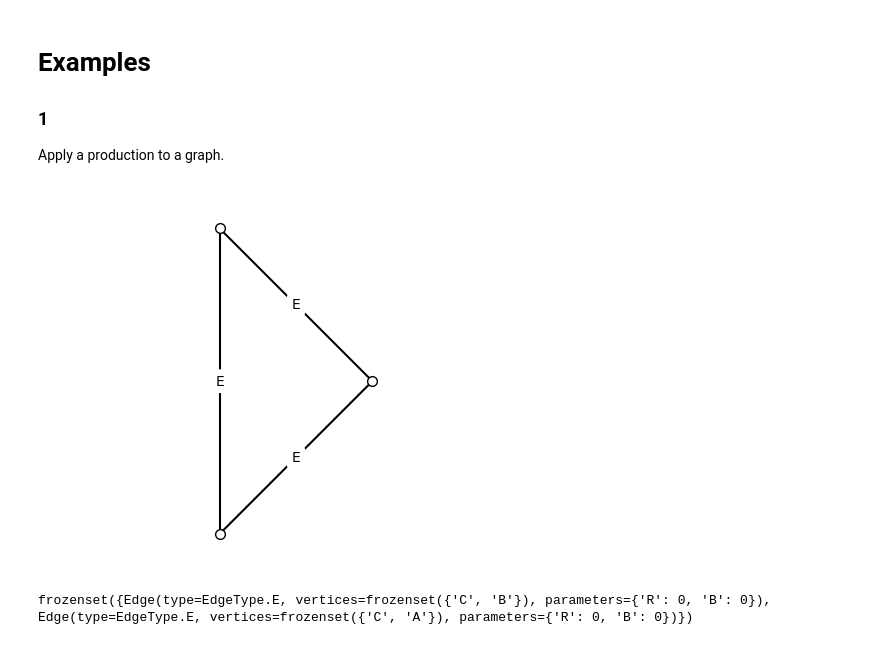
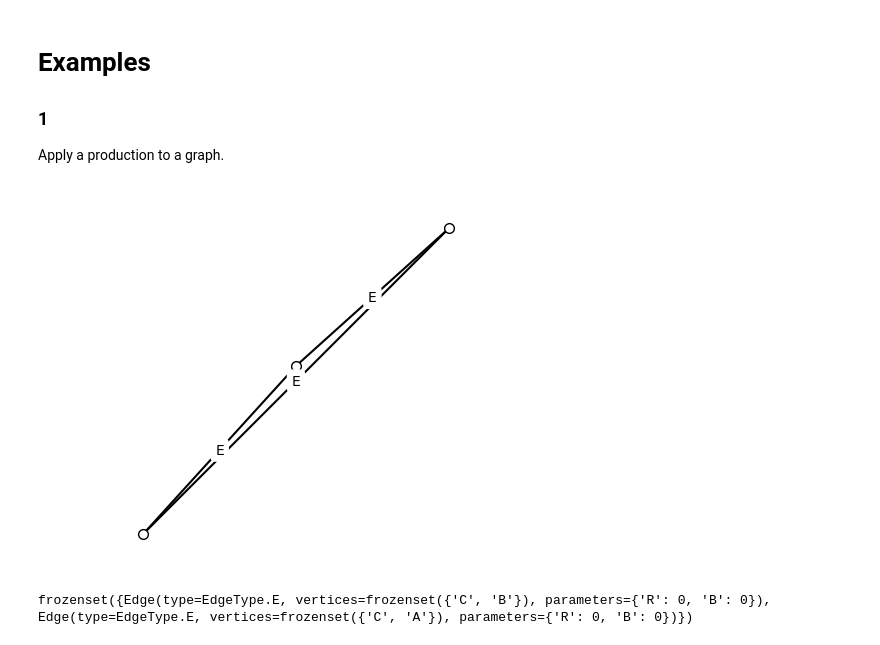
Before and after one commit to bartektempka/hypergraph-grammar-AGH, a Jupyter notebook: example2.ipynb, the cells around one changed output. Drawn from its saved outputs; the diff is of its cells as text; code cells hidden in the pictures.

Commit message:
bigger graph example

```diff
--- a/example2.ipynb
+++ b/example2.ipynb
@@ -18,24 +20,24 @@ def run_prod2(hg: Hypergraph):
 # %%
 from hypergrammar.edge import Edge, EdgeType
 
 hg = Hypergraph()
 hg.add_edge(Edge(EdgeType.E, frozenset({"A", "B"}), {"R": 1, "B":0}))
 hg.add_edge(Edge(EdgeType.E, frozenset({"B", "C"})))
 hg.add_edge(Edge(EdgeType.E, frozenset({"C", "A"})))
 
-# hg.set_vertex_parameter("A", {"x": 1, "y": 1, "z": 1})
-# hg.set_vertex_parameter("B", {"x": 2, "y": 2, "z": 2})
-# hg.set_vertex_parameter("C", {"x": 3, "y": 3, "z": 3})
+hg.set_vertex_parameter("A", {"x": 1, "y": 1, "z": 1})
+hg.set_vertex_parameter("B", {"x": 2, "y": 2.1, "z": 2})
+hg.set_vertex_parameter("C", {"x": 3, "y": 3, "z": 3})
 
 # I guess nie mozemy wystartować z wierzchołkami które mają takie współrzędne ze się przecinają, trzeba to zmienić dopiero na końcu
 
-hg.set_vertex_parameter("A", {"x": 0, "y": 2, "z": 0})
-hg.set_vertex_parameter("B", {"x": 0, "y": 0, "z": 0})
-hg.set_vertex_parameter("C", {"x": 1, "y": 1, "z": 0})
+# hg.set_vertex_parameter("A", {"x": 0, "y": 2, "z": 0})
+# hg.set_vertex_parameter("B", {"x": 0, "y": 0, "z": 0})
+# hg.set_vertex_parameter("C", {"x": 1, "y": 1, "z": 0})
 
 hg.draw(use_positional_parameters=True)
 # %% [output]
-[figure, old version]
+[figure, new version]
 # %%
 run_prod2(hg)
 # %% [output]
```
Also changed, not shown: parts of 4 cells of this notebook.
